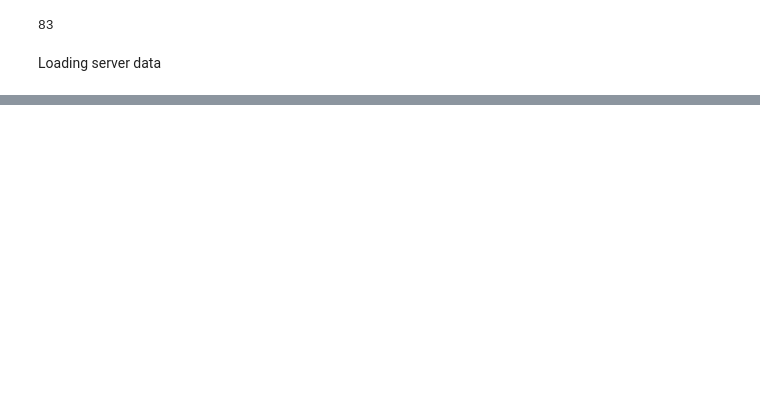
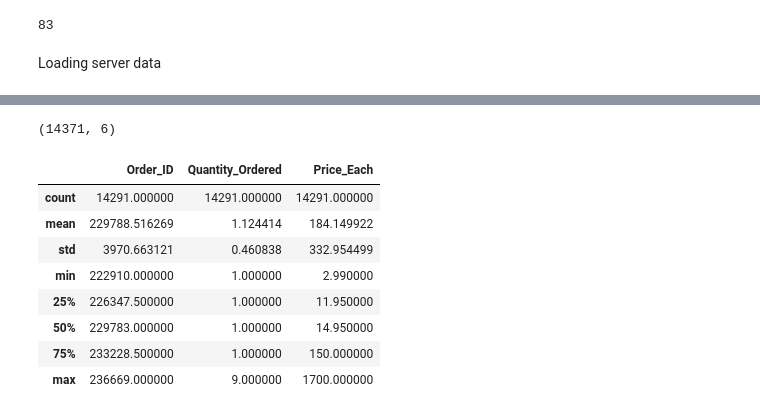
Before and after one commit to Samidirbsa/PowerBI_Capstone_Project, a Jupyter notebook: notebook.ipynb, the cells around one changed output, grey strips where cells are left out. Saved outputs shown, nothing was run; the diff lists cells and outputs as text; code cells hidden in the pictures; blank space fills up the shorter version.

```diff
--- a/notebook.ipynb
+++ b/notebook.ipynb
@@ -622,0 +740,16 @@ dap_july.head()
+# %%
+dap_july.shape
+# %% [output]
+(14371, 6)
+# %%
+dap_july.describe()
+# %% [output]
+|  | Order_ID | Quantity_Ordered | Price_Each |
+| count | 14291.000000 | 14291.000000 | 14291.000000 |
+| mean | 229788.516269 | 1.124414 | 184.149922 |
+| std | 3970.663121 | 0.460838 | 332.954499 |
+| min | 222910.000000 | 1.000000 | 2.990000 |
+| 25% | 226347.500000 | 1.000000 | 11.950000 |
+| 50% | 229783.000000 | 1.000000 | 14.950000 |
+| 75% | 233228.500000 | 1.000000 | 150.000000 |
+| max | 236669.000000 | 9.000000 | 1700.000000 |
```
Also changed, not shown: parts of 30 cells of this notebook.
